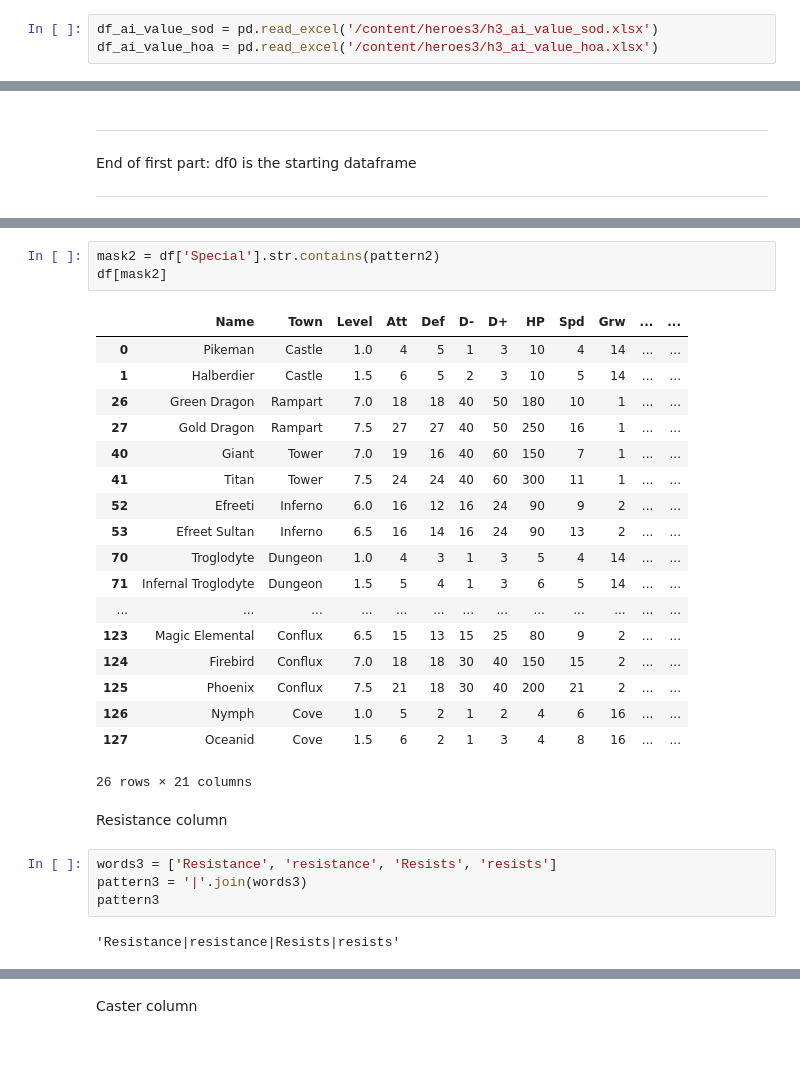
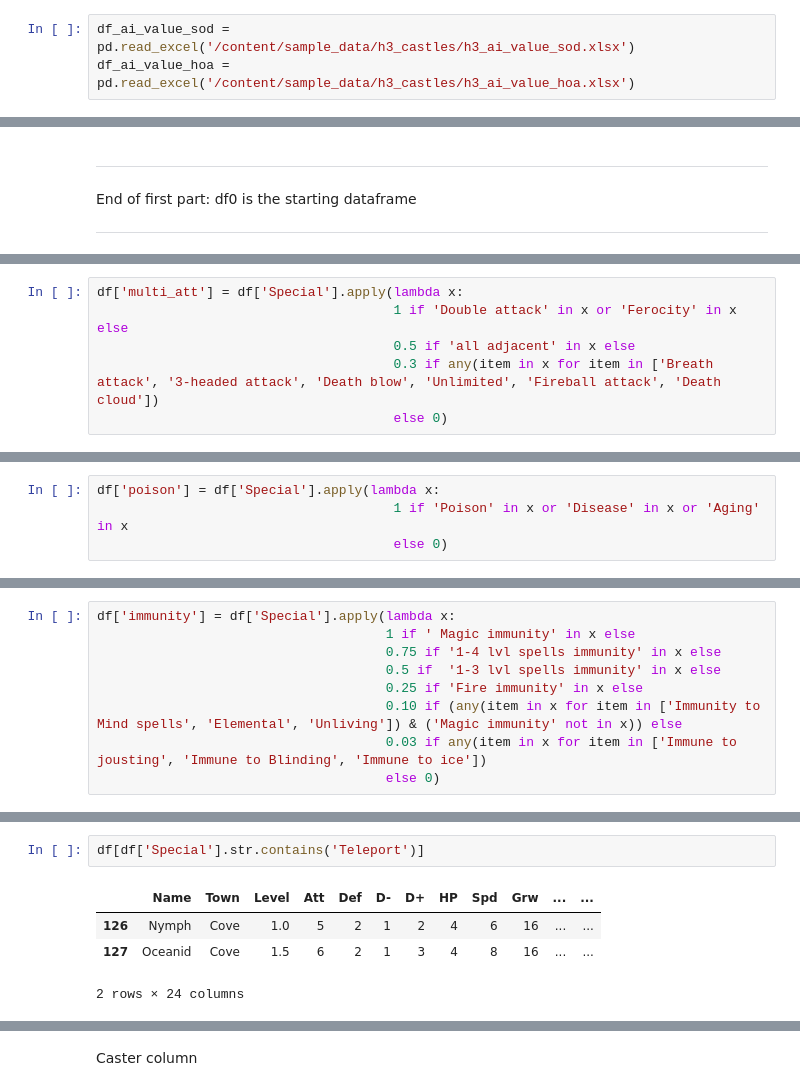
Before and after one commit to tazar09/h3_working_repo, a Jupyter notebook: h3_castles.ipynb, the cells around one changed output, grey strips where cells are left out. Cells and saved outputs as stored; diff of their text form; blank space fills up the shorter version.

```diff
--- a/h3_castles.ipynb
+++ b/h3_castles.ipynb
@@ -128,8 +130,8 @@ ________________________________________________________________________________
 # %% [markdown]
 Adding AI value and Fight Value
 # %%
-df_ai_value_sod = pd.read_excel('/content/heroes3/h3_ai_value_sod.xlsx')
-df_ai_value_hoa = pd.read_excel('/content/heroes3/h3_ai_value_hoa.xlsx')
+df_ai_value_sod = pd.read_excel('/content/sample_data/h3_castles/h3_ai_value_sod.xlsx')
+df_ai_value_hoa = pd.read_excel('/content/sample_data/h3_castles/h3_ai_value_hoa.xlsx')
 # %%
 df_ai_value_sod['Creature'] = df_ai_value_sod['Creature'].str.strip()
 df_ai_value_hoa['Creature'] = df_ai_value_hoa['Creature'].str.strip()
@@ -191,0 +205,6 @@ Multiple attacks column
+# %%
+df['multi_att'] = df['Special'].apply(lambda x:
+                                      1 if 'Double attack' in x or 'Ferocity' in x else
+                                      0.5 if 'all adjacent' in x else
+                                      0.3 if any(item in x for item in ['Breath attack', '3-headed attack', 'Death blow', 'Unlimited', 'Fireball attack', 'Death cloud'])
+                                      else 0)
@@ -223,0 +240,4 @@ pattern2
+# %%
+df['poison'] = df['Special'].apply(lambda x:
+                                      1 if 'Poison' in x or 'Disease' in x or 'Aging' in x
+                                      else 0)
@@ -223,0 +262,9 @@ pattern2
+# %%
+df['immunity'] = df['Special'].apply(lambda x:
+                                     1 if ' Magic immunity' in x else
+                                     0.75 if '1-4 lvl spells immunity' in x else
+                                     0.5 if  '1-3 lvl spells immunity' in x else
+                                     0.25 if 'Fire immunity' in x else
+                                     0.10 if (any(item in x for item in ['Immunity to Mind spells', 'Elemental', 'Unliving']) & ('Magic immunity' not in x)) else
+                                     0.03 if any(item in x for item in ['Immune to jousting', 'Immune to Blinding', 'Immune to ice'])
+                                     else 0)
@@ -224,30 +305,7 @@ pattern2
 # %%
-mask2 = df['Special'].str.contains(pattern2)
-df[mask2]
+df[df['Special'].str.contains('Teleport')]
 # %% [output]
 |  | Name | Town | Level | Att | Def | D- | D+ | HP | Spd | Grw | ... | ... |
-| 0 | Pikeman | Castle | 1.0 | 4 | 5 | 1 | 3 | 10 | 4 | 14 | ... | ... |
-| 1 | Halberdier | Castle | 1.5 | 6 | 5 | 2 | 3 | 10 | 5 | 14 | ... | ... |
-| 26 | Green Dragon | Rampart | 7.0 | 18 | 18 | 40 | 50 | 180 | 10 | 1 | ... | ... |
-| 27 | Gold Dragon | Rampart | 7.5 | 27 | 27 | 40 | 50 | 250 | 16 | 1 | ... | ... |
-| 40 | Giant | Tower | 7.0 | 19 | 16 | 40 | 60 | 150 | 7 | 1 | ... | ... |
-| 41 | Titan | Tower | 7.5 | 24 | 24 | 40 | 60 | 300 | 11 | 1 | ... | ... |
-| 52 | Efreeti | Inferno | 6.0 | 16 | 12 | 16 | 24 | 90 | 9 | 2 | ... | ... |
-| 53 | Efreet Sultan | Inferno | 6.5 | 16 | 14 | 16 | 24 | 90 | 13 | 2 | ... | ... |
-| 70 | Troglodyte | Dungeon | 1.0 | 4 | 3 | 1 | 3 | 5 | 4 | 14 | ... | ... |
-| 71 | Infernal Troglodyte | Dungeon | 1.5 | 5 | 4 | 1 | 3 | 6 | 5 | 14 | ... | ... |
-| ... | ... | ... | ... | ... | ... | ... | ... | ... | ... | ... | ... | ... |
-| 123 | Magic Elemental | Conflux | 6.5 | 15 | 13 | 15 | 25 | 80 | 9 | 2 | ... | ... |
-| 124 | Firebird | Conflux | 7.0 | 18 | 18 | 30 | 40 | 150 | 15 | 2 | ... | ... |
-| 125 | Phoenix | Conflux | 7.5 | 21 | 18 | 30 | 40 | 200 | 21 | 2 | ... | ... |
 | 126 | Nymph | Cove | 1.0 | 5 | 2 | 1 | 2 | 4 | 6 | 16 | ... | ... |
 | 127 | Oceanid | Cove | 1.5 | 6 | 2 | 1 | 3 | 4 | 8 | 16 | ... | ... |
-26 rows × 21 columns
+2 rows × 24 columns
-# %% [markdown]
-Resistance column
-# %%
-words3 = ['Resistance', 'resistance', 'Resists', 'resists']
-pattern3 = '|'.join(words3)
-pattern3
-# %% [output]
-'Resistance|resistance|Resists|resists'
```
Also changed, not shown: parts of 32 cells of this notebook.
